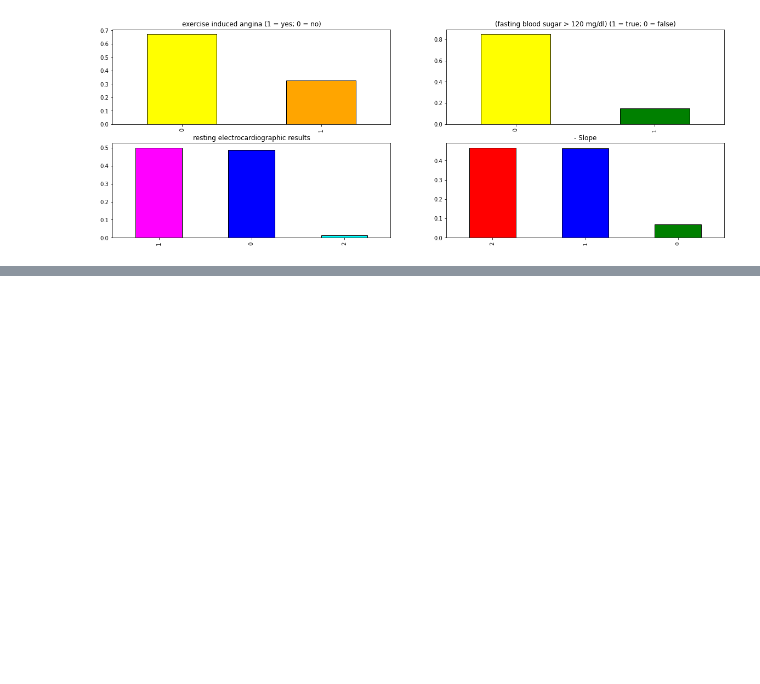
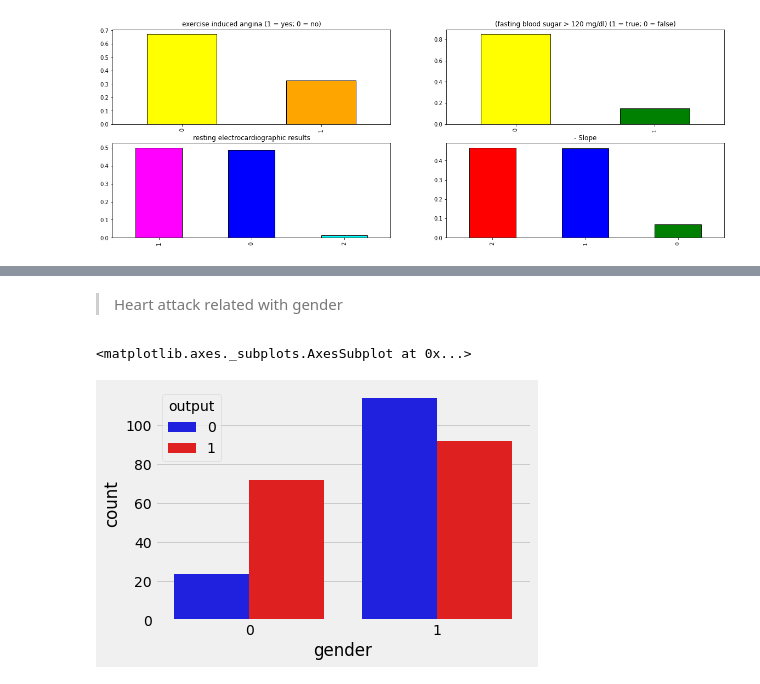
Before and after one commit to charan129/heartAttackPrediction, a Jupyter notebook: dataAnalysisProject.ipynb, the cells around one changed output, grey strips where cells are left out. Cells and saved outputs as stored; diff of their text form; code cells hidden in the pictures; blank space fills up the shorter version.

```diff
--- a/dataAnalysisProject.ipynb
+++ b/dataAnalysisProject.ipynb
@@ -285,0 +351,9 @@ df['slp'].value_counts(normalize=True).plot.bar(color=['red','blue','green'],edg
+# %% [markdown]
+
+
+> Heart attack related with gender
+# %%
+sns.countplot(data=df, x='gender',palette=["blue","red"], hue='output')
+# %% [output]
+<matplotlib.axes._subplots.AxesSubplot at 0x...>
+[figure, added]
```
Also changed, not shown: parts of 85 cells of this notebook.
